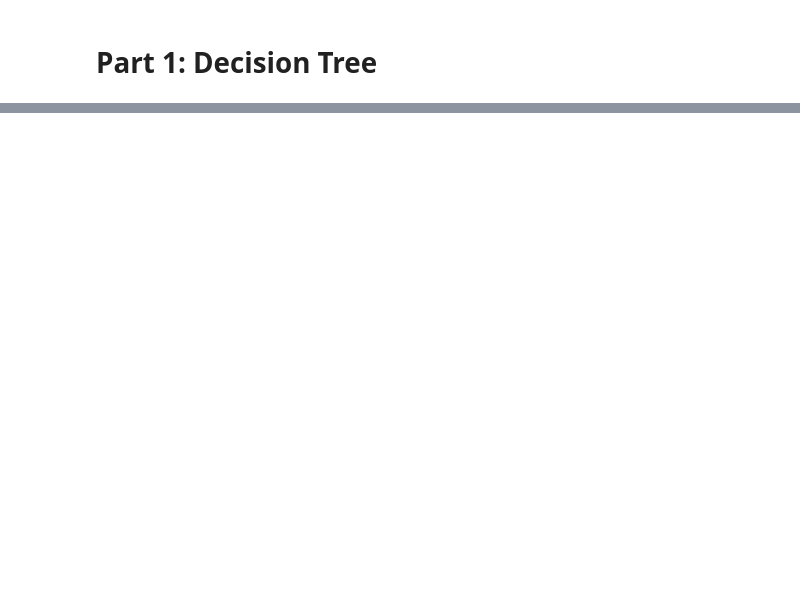
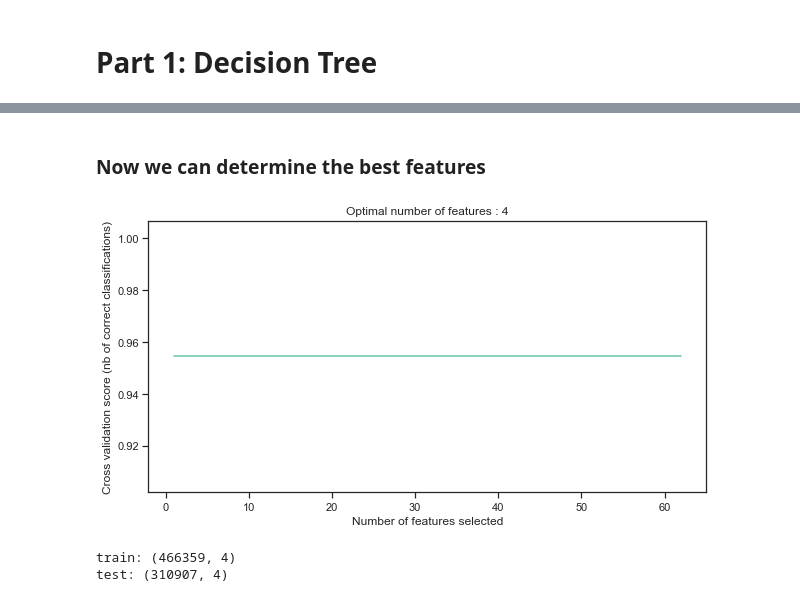
Before and after one commit to Fredak24/DataScience, a Jupyter notebook: HW2/Homework2_Part1.ipynb, the cells around one changed output, grey strips where cells are left out. Saved outputs shown, nothing was run; the diff lists cells and outputs as text; code cells hidden in the pictures; blank space fills up the shorter version.

```diff
--- a/HW2/Homework2_Part1.ipynb
+++ b/HW2/Homework2_Part1.ipynb
@@ -97,0 +93,28 @@ visualize_tree(decision_tree, predictor_cols, )
+# %%
+from sklearn.model_selection import train_test_split
+from sklearn.preprocessing import MinMaxScaler
+
+# Create dummies for categorical features and concatenate with continuous features for X or predictor dataframe
+
+# Use this line of code if you do not want to scale the continuous features
+#X_continuous = data[continuous_features_touse]
+
+# use this line if you want to scale the continuous features using the MinMaxScaler in the function defined above
+X_continuous = minMaxScaleContinuous(continuous_features_touse)
+
+# create numeric dummy features for the discrete features to be used in modeling
+X_discrete = createDiscreteDummies(discrete_features_touse)
+
+#concatenate the continuous and discrete features into one dataframe
+X = pd.concat([X_continuous, X_discrete], axis = 1)
+
+# this is the target variable
+target_col = 'default'
+y=data[target_col]
+
+# create a test and train split of the transformed data
+X_train, X_test, y_train, y_test = train_test_split(X, y, random_state=0, test_size=.4)
+
+print("Population:\n",y.value_counts())
+print("Train:\n", y_train.value_counts())
+print("Test:\n", y_test.value_counts())
@@ -97,0 +176,37 @@ visualize_tree(decision_tree, predictor_cols, )
+# %% [markdown]
+### Now we can determine the best features
+# %%
+import matplotlib.pyplot as plt
+from sklearn.tree import DecisionTreeClassifier
+from sklearn.feature_selection import RFECV
+
+dt = DecisionTreeClassifier(max_depth=3, criterion="gini")
+
+rfecv = RFECV(estimator=dt, min_features_to_select = 4, cv=10, n_jobs=-1)
+rfecv.fit(X_train, y_train)
+
+# Plot number of features VS. cross-validation scores
+plt.figure(figsize=(10,5))
+plt.xlabel("Number of features selected")
+plt.ylabel("Cross validation score (nb of correct classifications)")
+plt.plot(range(1, len(rfecv.grid_scores_) + 1), rfecv.grid_scores_)
+plt.title("Optimal number of features : %d" % rfecv.n_features_)
+plt.show()
+# %% [output]
+[figure, added]
+# %%
+# create new training and test datasets with the selected features only
+
+rfecv_selected_train = pd.DataFrame(rfecv.transform(X_train)
+                                    ,columns=list(X_train.columns[rfecv.get_support()])
+                                    ,index=X_train.index)
+
+rfecv_selected_test = pd.DataFrame(rfecv.transform(X_test)
+                                    ,columns=list(X_test.columns[rfecv.get_support()])
+                                    ,index=X_test.index)
+
+print("train:", rfecv_selected_train.shape)
+print("test:", rfecv_selected_test.shape)
+# %% [output]
+train: (466359, 4)
+test: (310907, 4)
```
Also changed, not shown: parts of 16 cells of this notebook, 4 other files.
